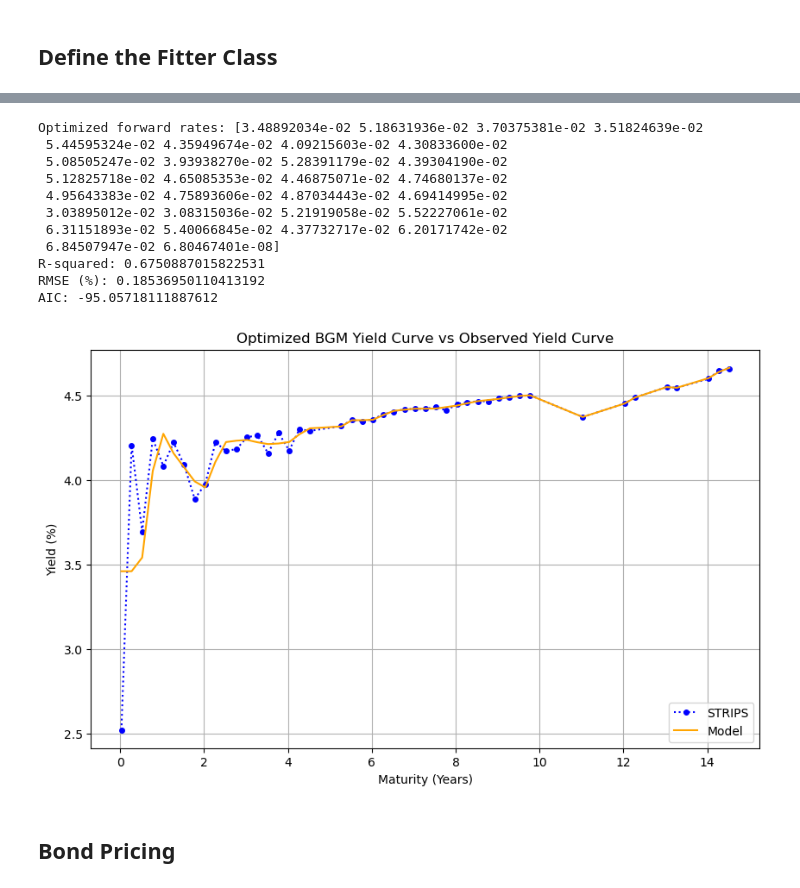
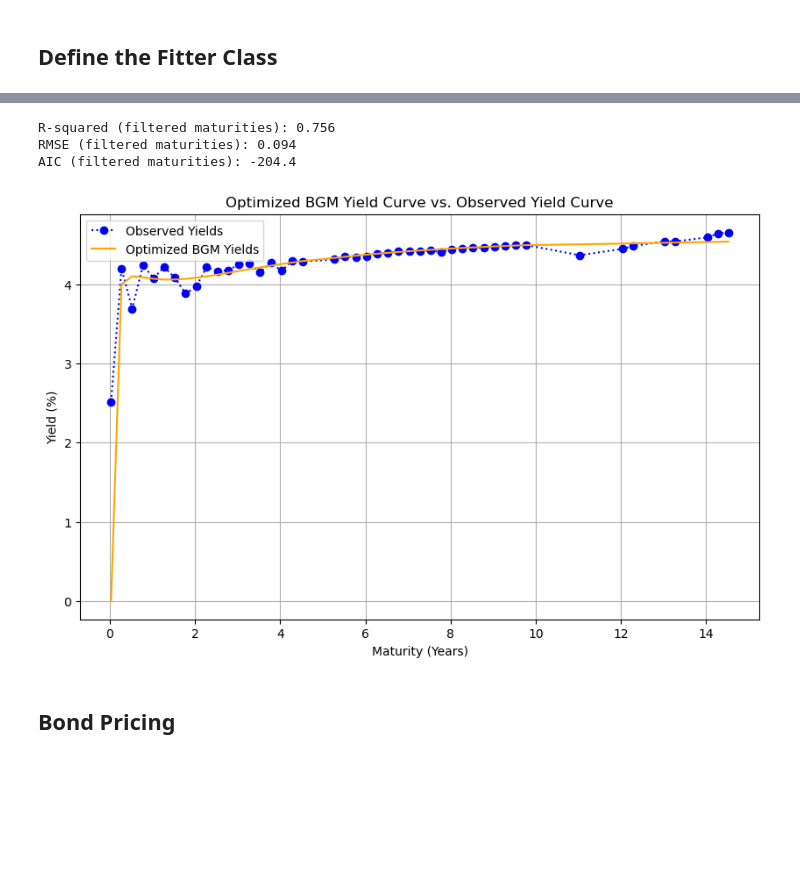
Before and after one commit to divija-rao/FixedIncome, a Jupyter notebook: BGM Model.ipynb, the cells around one changed output, grey strips where cells are left out. Saved outputs shown, nothing was run; the diff lists cells and outputs as text; code cells hidden in the pictures; blank space fills up the shorter version.

```diff
--- a/BGM Model.ipynb
+++ b/BGM Model.ipynb
@@ -230,19 +261,13 @@ class BGM:
 # %%
 import matplotlib.pyplot as plt
 # %%
-# Initialize the model
-# Step 5: Initialize and Fit Model
-initial_volatilities = np.ones(len(initial_forwards)) * 0.2  # Fixed at 20%, not used for yield curve
-bgm = BGM(reset_times, initial_forwards, initial_volatilities, delta)
-
-# Initial yield curve plot
-initial_model_yields = [bgm.yield_curve(t) for t in maturities]
+# Plot Initial Model Curve vs. Yield Curve
 plt.figure(figsize=(10, 6))
-plt.plot(maturities, yields * 100, label='STRIPS', linestyle='dotted', marker='o', color='blue', markersize=4)
-plt.plot(maturities, initial_model_yields, label='Model', linestyle='solid', color='orange')
+plt.plot(maturities, yields * 100, marker='o', linestyle='dotted', label='Observed Yields', color='blue')
+plt.plot(maturities, test_yields, linestyle='solid', label='Initial BGM Yields', color='orange')
 plt.xlabel('Maturity (Years)')
 plt.ylabel('Yield (%)')
-plt.title('Initial BGM Yield Curve vs Observed Yield Curve')
+plt.title('Initial BGM Yield Curve vs. Observed Yield Curve')
 plt.legend()
 plt.grid(True)
 plt.show()
@@ -297,37 +354,33 @@ class Fitter:
+# %%
+# Compute and print metrics
+r2 = fitter.r_squared()
+rmse = fitter.rmse()
+aic = fitter.aic()
+print(f"R-squared (filtered maturities): {r2:.3f}")
+print(f"RMSE (filtered maturities): {rmse:.3f}")
+print(f"AIC (filtered maturities): {aic:.1f}")
+
+# Save metrics
+metrics = {'R-squared': r2, 'RMSE': rmse, 'AIC': aic}
+pd.DataFrame([metrics]).to_csv('bgm_metrics.csv', index=False)
+# %% [output]
+R-squared (filtered maturities): 0.756
+RMSE (filtered maturities): 0.094
+AIC (filtered maturities): -204.4
 # %%
-# Fit the model by optimizing forward rates
-x0 = initial_forwards  # Start with the initial forward rates
-fitter = Fitter(bgm, yields, maturities, 'Q')
-fit_result = fitter.fit(x0)
-print("Optimized forward rates:", fit_result.x)
-print("R-squared:", fitter.r_squared())
-print("RMSE (%):", fitter.rmse())
-print("AIC:", fitter.aic())
-
-# Optimized yield curve plot
-optimized_model_yields = fitter.model_yields
+# Plot Optimized Model Curve vs. Yield Curve
+optimized_yields = np.array([bgm.yield_curve(tau) for tau in maturities])
 plt.figure(figsize=(10, 6))
-plt.plot(maturities, yields * 100, label='STRIPS', linestyle='dotted', marker='o', color='blue', markersize=4)
-plt.plot(maturities, optimized_model_yields, label='Model', linestyle='solid', color='orange')
+plt.plot(maturities, yields * 100, marker='o', linestyle='dotted', label='Observed Yields', color='blue')
+plt.plot(maturities, optimized_yields, linestyle='solid', label='Optimized BGM Yields', color='orange')
 plt.xlabel('Maturity (Years)')
 plt.ylabel('Yield (%)')
-plt.title('Optimized BGM Yield Curve vs Observed Yield Curve')
-plt.legend(loc='lower right')
+plt.title('Optimized BGM Yield Curve vs. Observed Yield Curve')
+plt.legend()
 plt.grid(True)
 plt.show()
 # %% [output]
-Optimized forward rates: [3.48892034e-02 5.18631936e-02 3.70375381e-02 3.51824639e-02
- 5.44595324e-02 4.35949674e-02 4.09215603e-02 4.30833600e-02
- 5.08505247e-02 3.93938270e-02 5.28391179e-02 4.39304190e-02
- 5.12825718e-02 4.65085353e-02 4.46875071e-02 4.74680137e-02
- 4.95643383e-02 4.75893606e-02 4.87034443e-02 4.69414995e-02
- 3.03895012e-02 3.08315036e-02 5.21919058e-02 5.52227061e-02
- 6.31151893e-02 5.40066845e-02 4.37732717e-02 6.20171742e-02
- 6.84507947e-02 6.80467401e-08]
-R-squared: 0.6750887015822531
-RMSE (%): 0.18536950110413192
-AIC: -95.05718111887612
-[figure, old version]
+[figure, new version]
 # %% [markdown]
 ## Bond Pricing
 # %%
```
Also changed, not shown: parts of 11 cells of this notebook.
